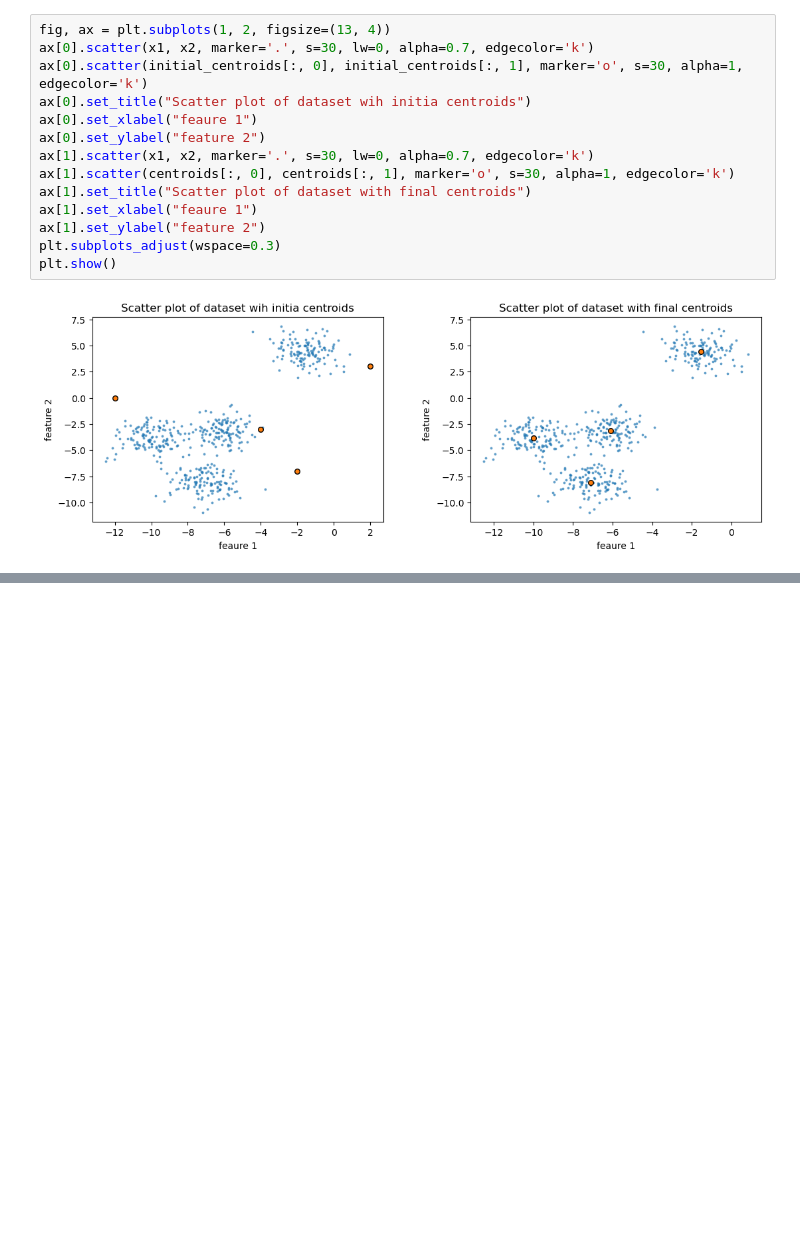
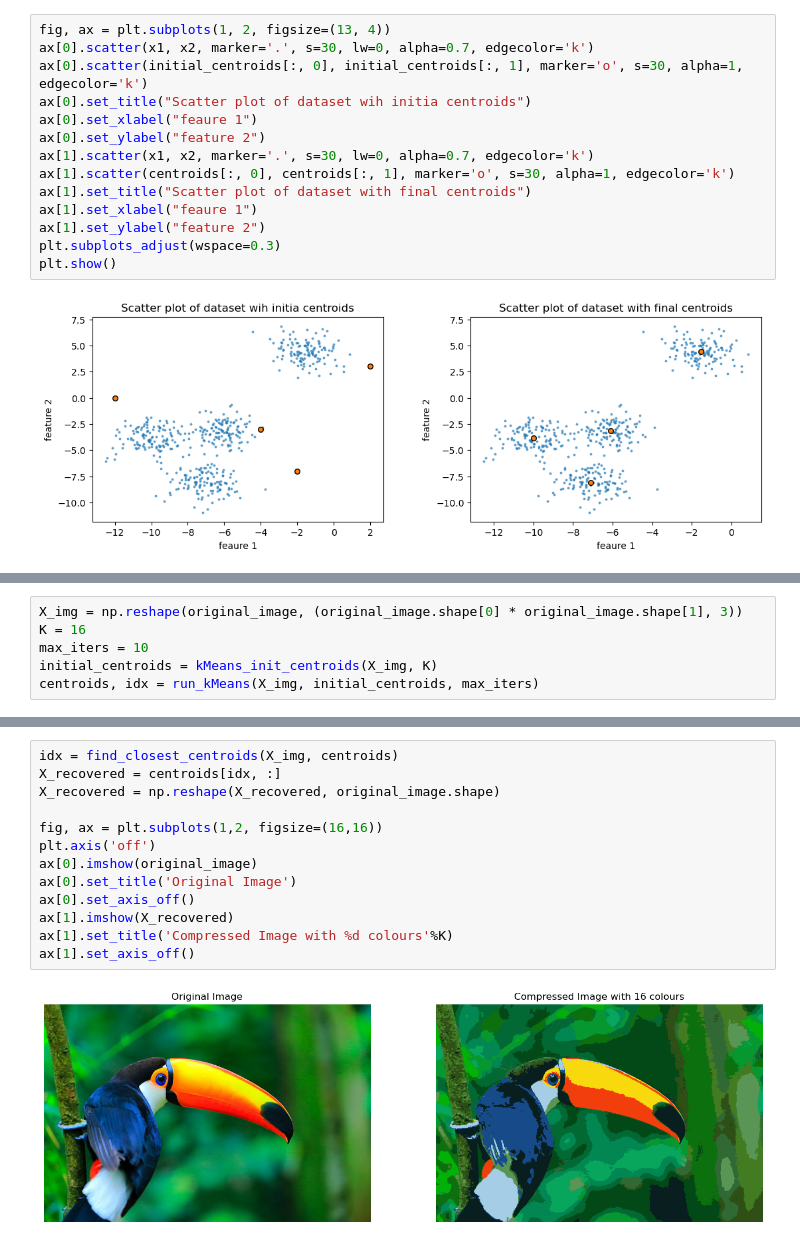
Before and after one commit to dilansenuruk/Machine-Vision-Projects, a Jupyter notebook: K_means_clustering.ipynb, the cells around one changed output, grey strips where cells are left out. Saved outputs shown, nothing was run; the diff lists cells and outputs as text; blank space fills up the shorter version.

```diff
--- a/K_means_clustering.ipynb
+++ b/K_means_clustering.ipynb
@@ -91,0 +107,6 @@ plt.show()
+# %%
+X_img = np.reshape(original_image, (original_image.shape[0] * original_image.shape[1], 3))
+K = 16
+max_iters = 10
+initial_centroids = kMeans_init_centroids(X_img, K)
+centroids, idx = run_kMeans(X_img, initial_centroids, max_iters)
@@ -91,0 +121,15 @@ plt.show()
+# %%
+idx = find_closest_centroids(X_img, centroids)
+X_recovered = centroids[idx, :]
+X_recovered = np.reshape(X_recovered, original_image.shape)
+
+fig, ax = plt.subplots(1,2, figsize=(16,16))
+plt.axis('off')
+ax[0].imshow(original_image)
+ax[0].set_title('Original Image')
+ax[0].set_axis_off()
+ax[1].imshow(X_recovered)
+ax[1].set_title('Compressed Image with %d colours'%K)
+ax[1].set_axis_off()
+# %% [output]
+[figure, added]
```
Also changed, not shown: parts of 6 cells of this notebook, 2 other files.
